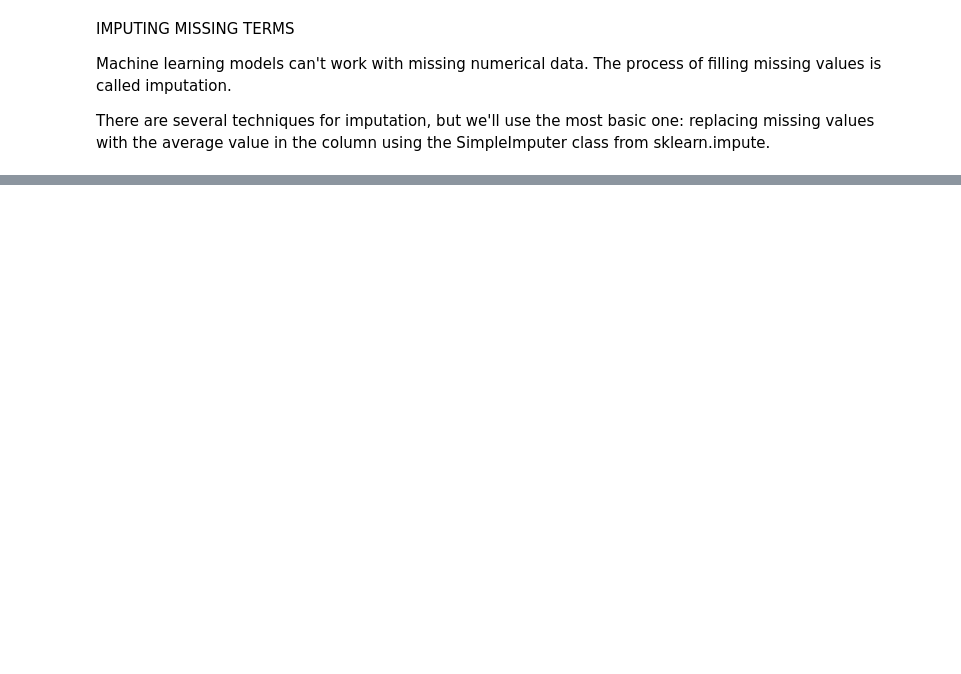
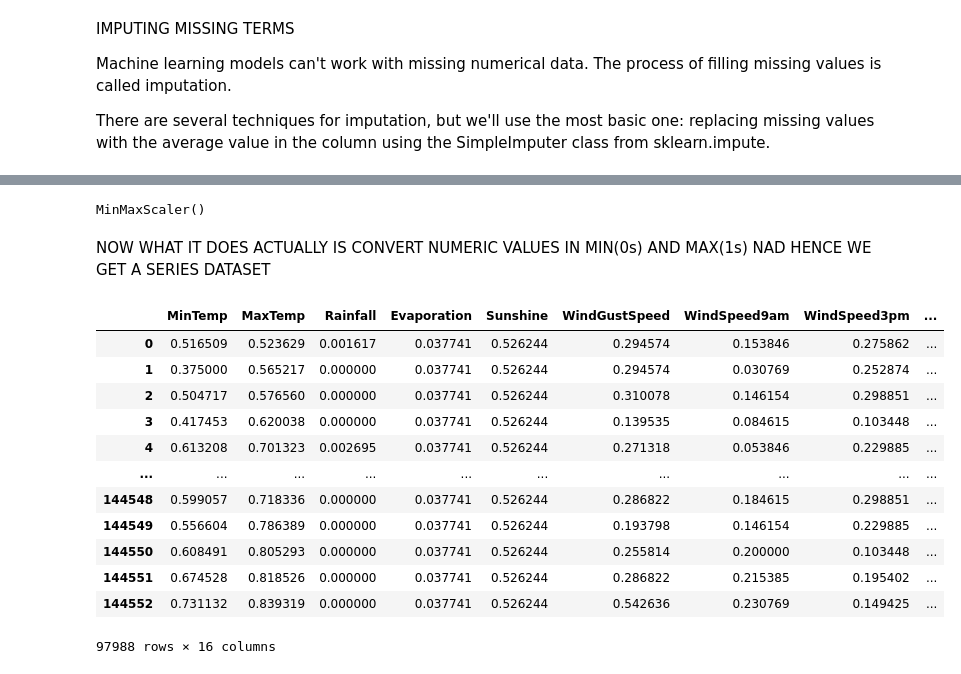
Before and after one commit to toRK25/Logistic-regression, a Jupyter notebook: pakoda.ipynb, the cells around one changed output, grey strips where cells are left out. Cells and saved outputs as stored; diff of their text form; code cells hidden in the pictures; blank space fills up the shorter version.

```diff
--- a/pakoda.ipynb
+++ b/pakoda.ipynb
@@ -161,0 +137,3 @@ There are several techniques for imputation, but we'll use the most basic one: r
+# %%
+imputer.fit(df[numeric_cols])
+list(imputer.statistics_)
@@ -161,0 +157,4 @@ There are several techniques for imputation, but we'll use the most basic one: r
+# %%
+train_inputs[numeric_cols] = imputer.transform(train_inputs[numeric_cols])
+val_inputs[numeric_cols] = imputer.transform(val_inputs[numeric_cols])
+test_inputs[numeric_cols] = imputer.transform(test_inputs[numeric_cols])
@@ -161,0 +182,28 @@ There are several techniques for imputation, but we'll use the most basic one: r
+# %%
+from sklearn.preprocessing import MinMaxScaler
+scaler = MinMaxScaler()
+scaler.fit(df[numeric_cols])
+# %% [output]
+MinMaxScaler()
+# %%
+train_inputs[numeric_cols] = scaler.transform(train_inputs[numeric_cols])
+val_inputs[numeric_cols] = scaler.transform(val_inputs[numeric_cols])
+test_inputs[numeric_cols] = scaler.transform(test_inputs[numeric_cols])
+# %% [markdown]
+NOW WHAT IT DOES ACTUALLY IS CONVERT NUMERIC VALUES IN MIN(0s) AND MAX(1s) NAD HENCE WE GET A SERIES DATASET
+# %%
+train_inputs[numeric_cols]
+# %% [output]
+|  | MinTemp | MaxTemp | Rainfall | Evaporation | Sunshine | WindGustSpeed | WindSpeed9am | WindSpeed3pm | ... |
+| 0 | 0.516509 | 0.523629 | 0.001617 | 0.037741 | 0.526244 | 0.294574 | 0.153846 | 0.275862 | ... |
+| 1 | 0.375000 | 0.565217 | 0.000000 | 0.037741 | 0.526244 | 0.294574 | 0.030769 | 0.252874 | ... |
+| 2 | 0.504717 | 0.576560 | 0.000000 | 0.037741 | 0.526244 | 0.310078 | 0.146154 | 0.298851 | ... |
+| 3 | 0.417453 | 0.620038 | 0.000000 | 0.037741 | 0.526244 | 0.139535 | 0.084615 | 0.103448 | ... |
+| 4 | 0.613208 | 0.701323 | 0.002695 | 0.037741 | 0.526244 | 0.271318 | 0.053846 | 0.229885 | ... |
+| ... | ... | ... | ... | ... | ... | ... | ... | ... | ... |
+| 144548 | 0.599057 | 0.718336 | 0.000000 | 0.037741 | 0.526244 | 0.286822 | 0.184615 | 0.298851 | ... |
+| 144549 | 0.556604 | 0.786389 | 0.000000 | 0.037741 | 0.526244 | 0.193798 | 0.146154 | 0.229885 | ... |
+| 144550 | 0.608491 | 0.805293 | 0.000000 | 0.037741 | 0.526244 | 0.255814 | 0.200000 | 0.103448 | ... |
+| 144551 | 0.674528 | 0.818526 | 0.000000 | 0.037741 | 0.526244 | 0.286822 | 0.215385 | 0.195402 | ... |
+| 144552 | 0.731132 | 0.839319 | 0.000000 | 0.037741 | 0.526244 | 0.542636 | 0.230769 | 0.149425 | ... |
+97988 rows × 16 columns
```
Also changed, not shown: parts of 17 cells of this notebook, 1 other file.
